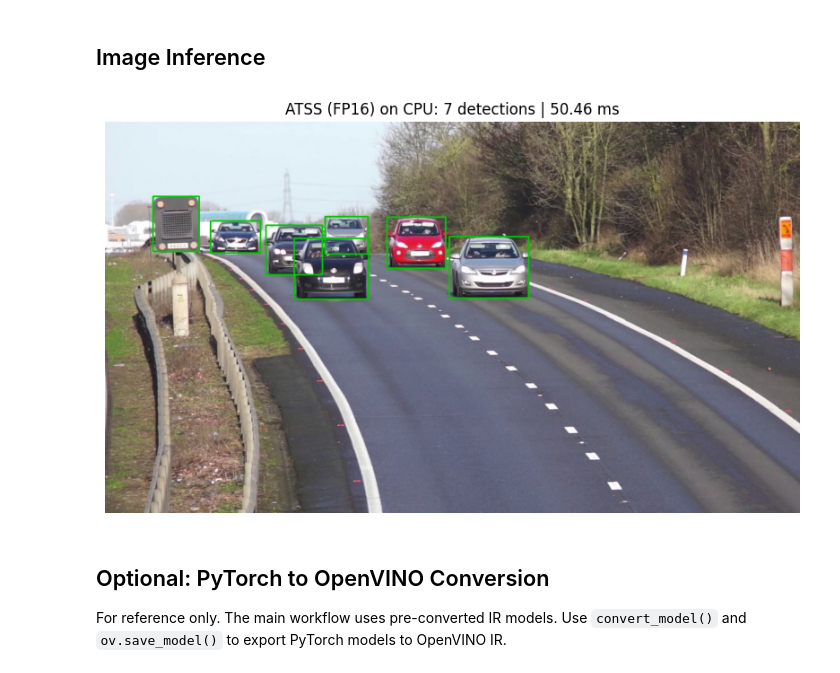
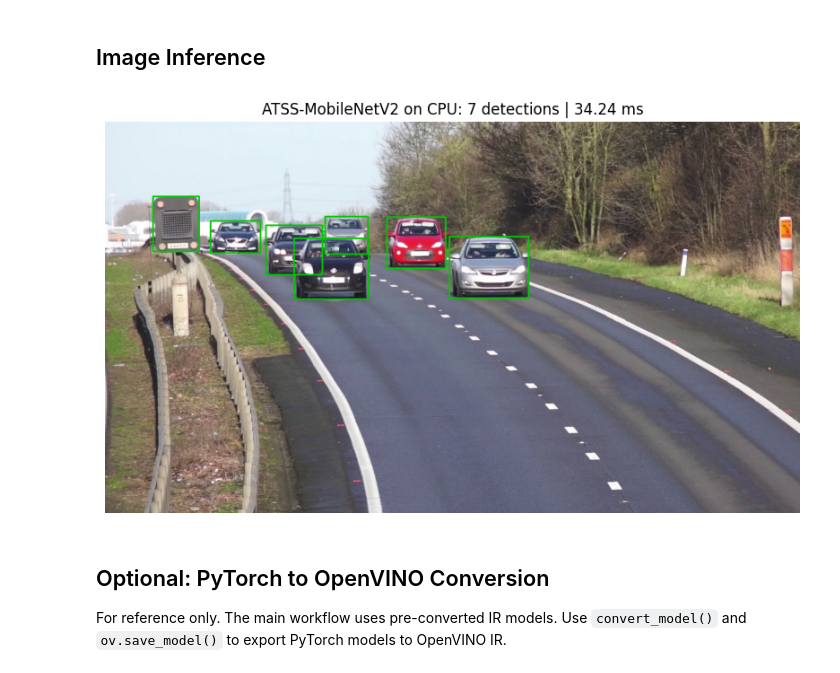
Before and after one commit to Anishauday/yolov8-openvino-seg, a Jupyter notebook: DevCon/Inference with OpenVINO.ipynb, the cells around one changed output. Cells and saved outputs as stored; diff of their text form; code cells hidden in the pictures.

```diff
--- a/DevCon/Inference with OpenVINO.ipynb
+++ b/DevCon/Inference with OpenVINO.ipynb
@@ -62,23 +62,28 @@ IMAGE_PATH = "media/sample_image-1.jpg"
 # Download model if not present (run once)
 download_person_vehicle_bike(MODEL_DIR)
 
-devices = get_available_devices()
+devices = get_available_devices(exclude=["NPU"])  # ATSS not supported on NPU
 default_dev = "CPU" if "CPU" in devices else (devices[0] if devices else "CPU")
+model_dd = widgets.Dropdown(options=["ATSS-MobileNetV2"], value="ATSS-MobileNetV2", description="Model:")
+device_dd = widgets.Dropdown(options=devices, value=default_dev, description="Device:")
+precision_dd = widgets.Dropdown(options=["FP32", "FP16"], value="FP16", description="Precision:")
 device_dd = widgets.Dropdown(options=devices, value=default_dev, description="Device:")
 precision_dd = widgets.Dropdown(options=["FP32", "FP16"], value="FP16", description="Precision:")
 load_out = widgets.Output()
 
-def _load_atss(*args):
-    global compiled_model, input_shape
+def _load_model(*args):
+    global compiled_model, input_shape, run_detection_fn
     with load_out:
         load_out.clear_output(wait=True)
         compiled_model, xml_path = load_atss_model(MODEL_DIR, precision_dd.value, device_dd.value)
+        run_detection_fn = run_detection_atss
         input_shape = compiled_model.input(0).shape
-        print(f"Loaded ATSS person-vehicle-bike ({precision_dd.value}) on {device_dd.value} | Input: {input_shape}")
+        print(f"Loaded {model_dd.value} on {device_dd.value} | Input: {input_shape}")
 
-device_dd.observe(_load_atss, names="value")
-precision_dd.observe(_load_atss, names="value")
-display(widgets.HBox([device_dd, precision_dd]))
+model_dd.observe(_load_model, names="value")
+device_dd.observe(_load_model, names="value")
+precision_dd.observe(_load_model, names="value")
+display(widgets.HBox([model_dd, device_dd, precision_dd]))
 display(load_out)
-_load_atss()
+_load_model()
 # %% [output]
@@ -93,20 +98,21 @@ HBox(children=(Dropdown(description='Device:', options=('CPU', 'GPU', 'NPU'), va
 # %%
 image = cv2.imread(IMAGE_PATH)
 if image is None:
     raise FileNotFoundError(f"Image not found: {IMAGE_PATH}")
 
-boxes, _, input_tensor = run_detection_atss(compiled_model, image, input_shape, target_classes=(0, 1), thresh=0.3)
+target_cls = (0, 1)
+boxes, _, input_tensor = run_detection_fn(compiled_model, image, input_shape, target_classes=target_cls, thresh=0.3)
 result_img = draw_boxes(image, boxes)
 latency_ms = benchmark_latency_ms(compiled_model, input_tensor, num_iter=50)
 check_device_latency(device_dd.value, latency_ms, "atss")
 
 plt.figure(figsize=(10, 6))
 plt.imshow(cv2.cvtColor(result_img, cv2.COLOR_BGR2RGB))
 plt.axis("off")
-plt.title(f"ATSS ({precision_dd.value}) on {device_dd.value}: {len(boxes)} detections | {latency_ms:.2f} ms")
+plt.title(f"{model_dd.value} on {device_dd.value}: {len(boxes)} detections | {latency_ms:.2f} ms")
 plt.show()
 # %% [output]
-[figure, old version]
+[figure, new version]
 # %% [markdown]
 ## Optional: PyTorch to OpenVINO Conversion
 
```
Also changed, not shown: parts of 4 cells of this notebook.
